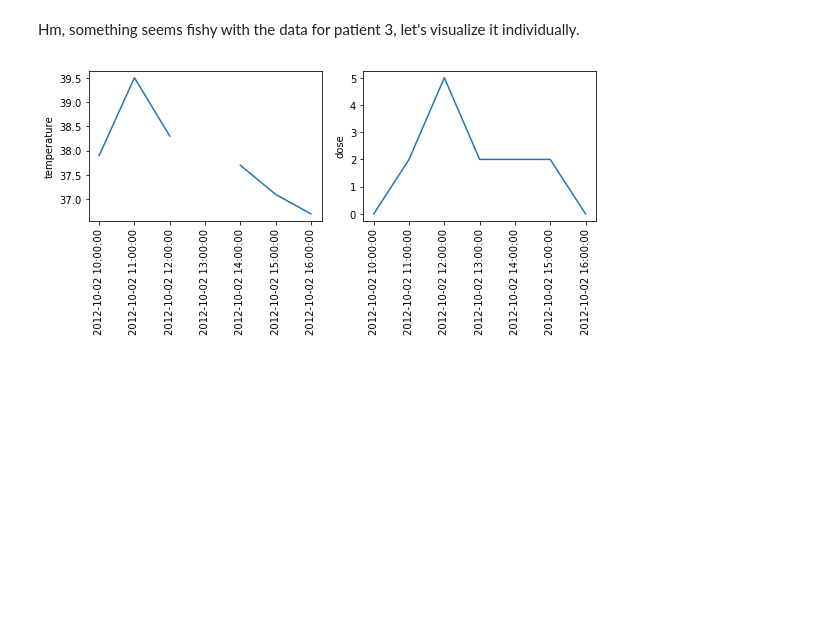
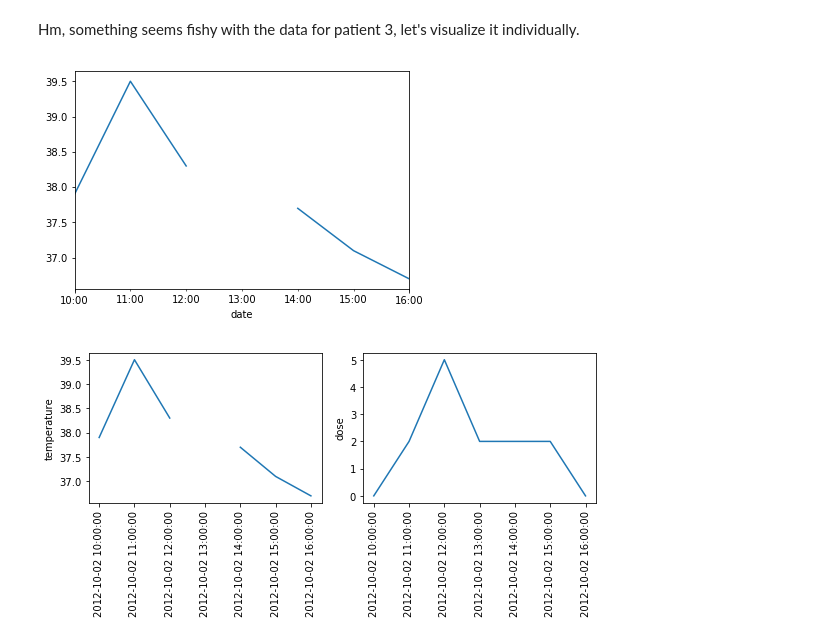
Before and after one commit to gjbex/training-material, a Jupyter notebook: Python/Pandas/patient_data.ipynb, the cells around one changed output. Saved outputs shown, nothing was run; the diff lists cells and outputs as text; code cells hidden in the pictures; blank space fills up the shorter version.

```diff
--- a/Python/Pandas/patient_data.ipynb
+++ b/Python/Pandas/patient_data.ipynb
@@ -188,6 +202,10 @@ time_series.temperature.plot();
 [figure]
 # %% [markdown]
 Hm, something seems fishy with the data for patient 3, let's visualize it individually.
+# %%
+time_series.temperature[3].plot();
+# %% [output]
+[figure, added]
 # %%
 def show_patient(time_series, patient):
     fig = plt.figure(figsize=(8.0, 4.0))
```
Also changed, not shown: parts of 12 cells of this notebook.
